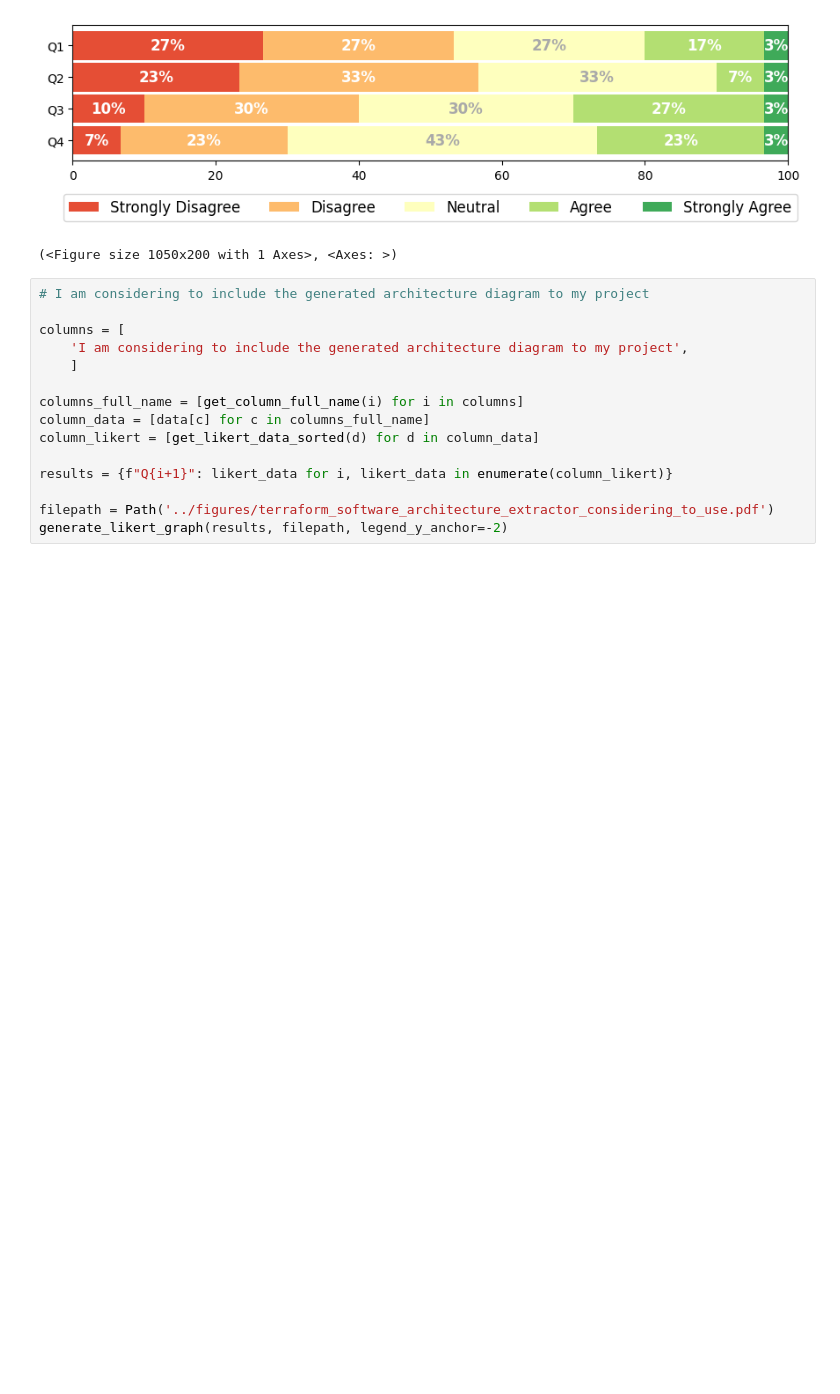
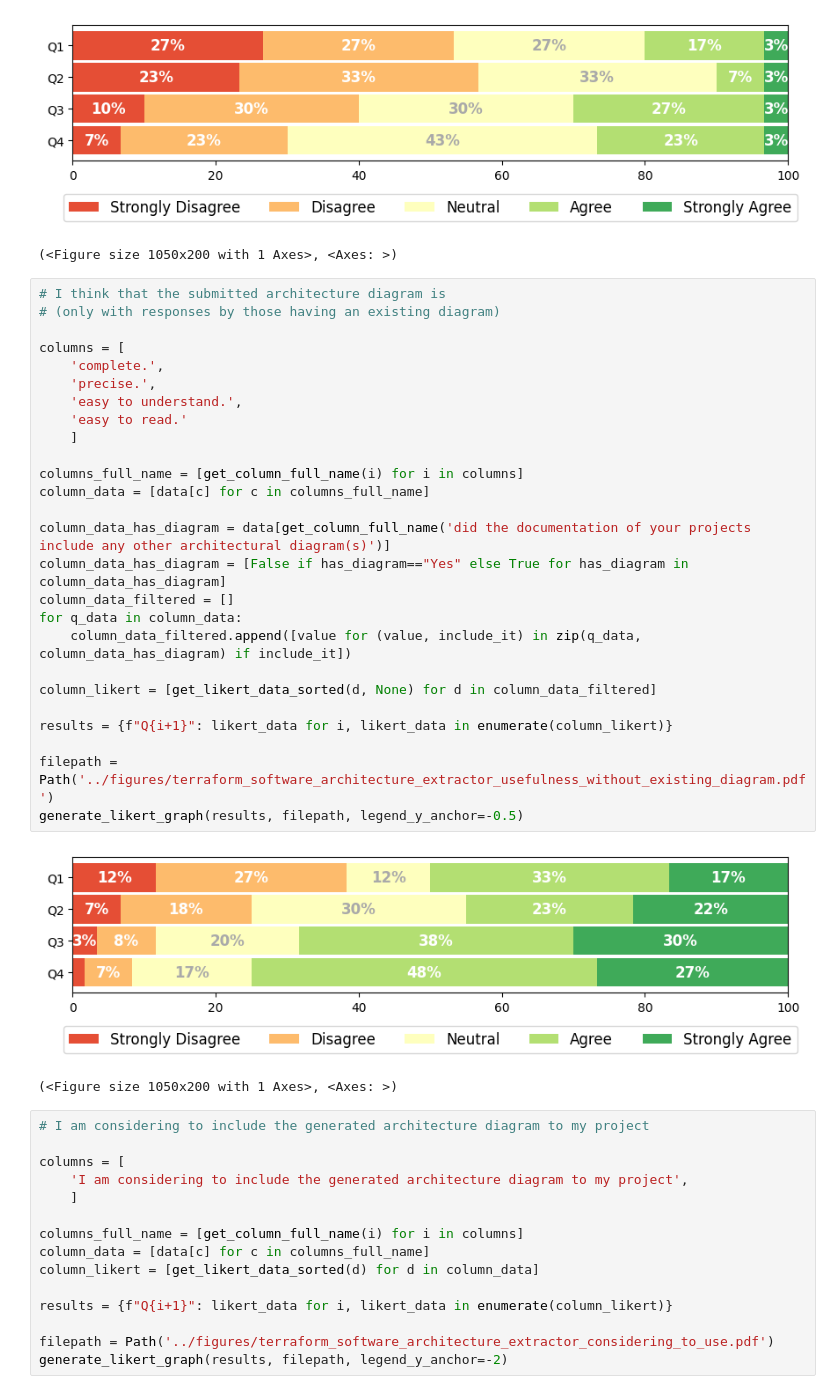
Before and after one commit to SoftwareForHumans/terraform-analyzer-experimental-package, a Jupyter notebook: analysis/tool_analysis.ipynb, the cells around one changed output. Cells and saved outputs as stored; diff of their text form; blank space fills up the shorter version.

```diff
--- a/analysis/tool_analysis.ipynb
+++ b/analysis/tool_analysis.ipynb
@@ -226,6 +226,35 @@ generate_likert_graph(results, filepath, legend_y_anchor=-0.5)
 # %% [output]
 [figure]
 (<Figure size 1050x200 with 1 Axes>, <Axes: >)
+# %%
+# I think that the submitted architecture diagram is
+# (only with responses by those having an existing diagram)
+
+columns = [
+    'complete.',
+    'precise.',
+    'easy to understand.',
+    'easy to read.'
+    ]
+
+columns_full_name = [get_column_full_name(i) for i in columns]
+column_data = [data[c] for c in columns_full_name]
+
+column_data_has_diagram = data[get_column_full_name('did the documentation of your projects include any other architectural diagram(s)')]
+column_data_has_diagram = [False if has_diagram=="Yes" else True for has_diagram in column_data_has_diagram]
+column_data_filtered = []
+for q_data in column_data:
+    column_data_filtered.append([value for (value, include_it) in zip(q_data, column_data_has_diagram) if include_it])
+
+column_likert = [get_likert_data_sorted(d, None) for d in column_data_filtered]
+
+results = {f"Q{i+1}": likert_data for i, likert_data in enumerate(column_likert)}
+
+filepath = Path('../figures/terraform_software_architecture_extractor_usefulness_without_existing_diagram.pdf')
+generate_likert_graph(results, filepath, legend_y_anchor=-0.5)
+# %% [output]
+[figure, added]
+(<Figure size 1050x200 with 1 Axes>, <Axes: >)
 # %%
 # I am considering to include the generated architecture diagram to my project
 
```
Also changed, not shown: parts of 1 cell of this notebook, 5 other files.
